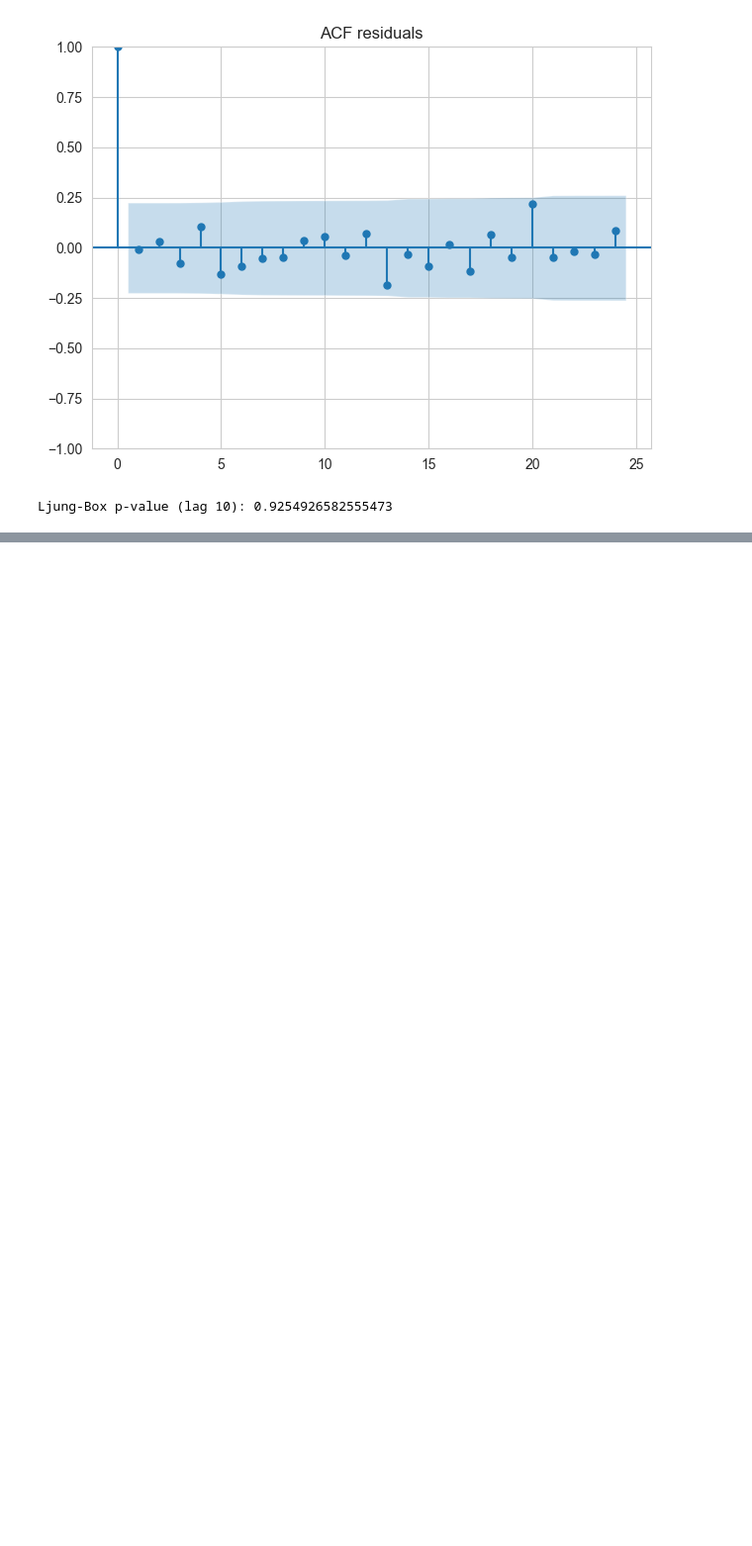
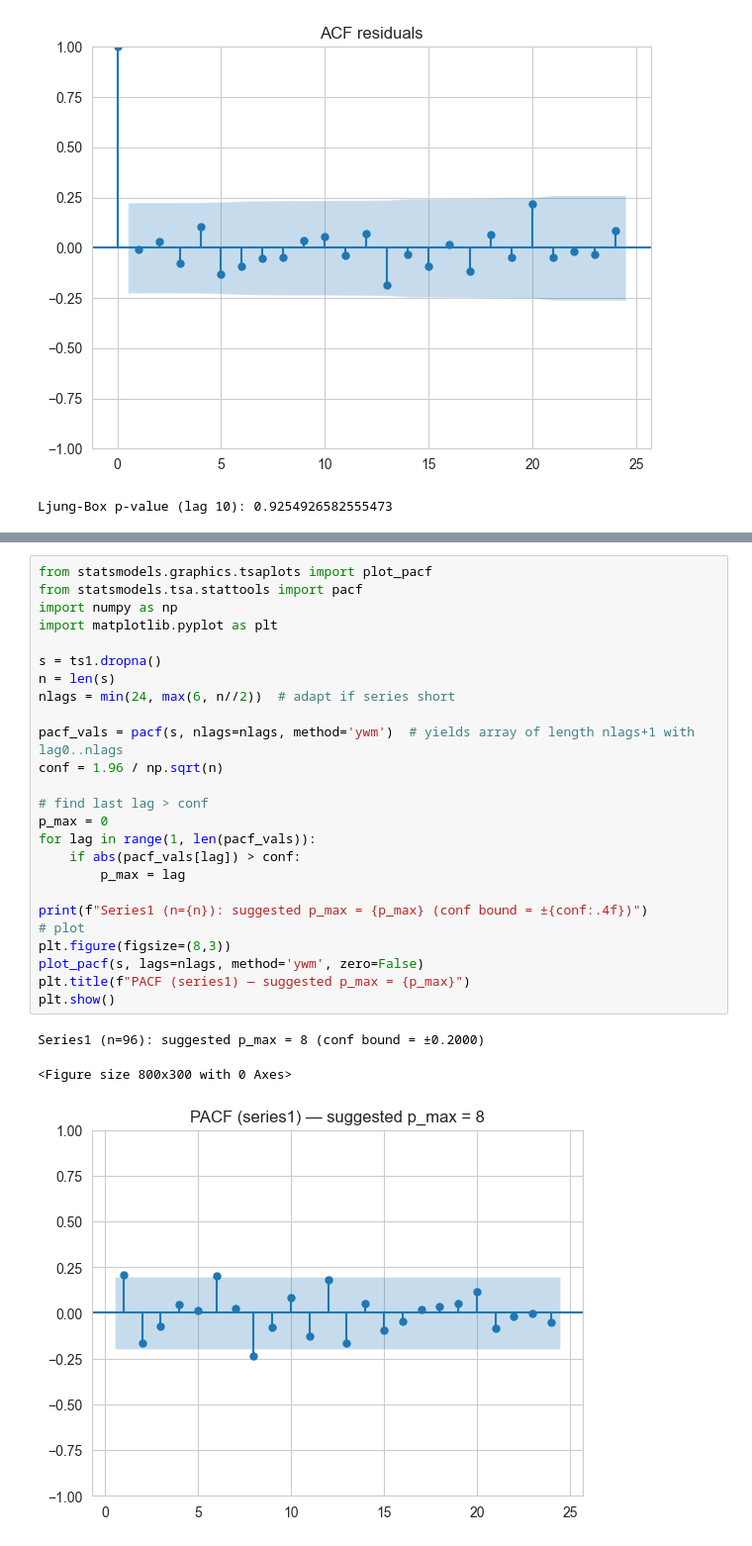
Before and after one commit to Kairyou-ML/TimeSeriesAnalysis, a Jupyter notebook: Part1.ipynb, the cells around one changed output, grey strips where cells are left out. Shown at 99% size. Drawn from its saved outputs; the diff is of its cells as text; blank space fills up the shorter version.

```diff
--- a/Part1.ipynb
+++ b/Part1.ipynb
@@ -877,0 +898,29 @@ Ljung-Box p-value (lag 10): 0.9254926582555473
+# %%
+from statsmodels.graphics.tsaplots import plot_pacf
+from statsmodels.tsa.stattools import pacf
+import numpy as np
+import matplotlib.pyplot as plt
+
+s = ts1.dropna()
+n = len(s)
+nlags = min(24, max(6, n//2))  # adapt if series short
+
+pacf_vals = pacf(s, nlags=nlags, method='ywm')  # yields array of length nlags+1 with lag0..nlags
+conf = 1.96 / np.sqrt(n)
+
+# find last lag > conf
+p_max = 0
+for lag in range(1, len(pacf_vals)):
+    if abs(pacf_vals[lag]) > conf:
+        p_max = lag
+
+print(f"Series1 (n={n}): suggested p_max = {p_max} (conf bound = ±{conf:.4f})")
+# plot
+plt.figure(figsize=(8,3))
+plot_pacf(s, lags=nlags, method='ywm', zero=False)
+plt.title(f"PACF (series1) — suggested p_max = {p_max}")
+plt.show()
+# %% [output]
+Series1 (n=96): suggested p_max = 8 (conf bound = ±0.2000)
+<Figure size 800x300 with 0 Axes>
+[figure, added]
```
Also changed, not shown: parts of 41 cells of this notebook, 2 other files.
